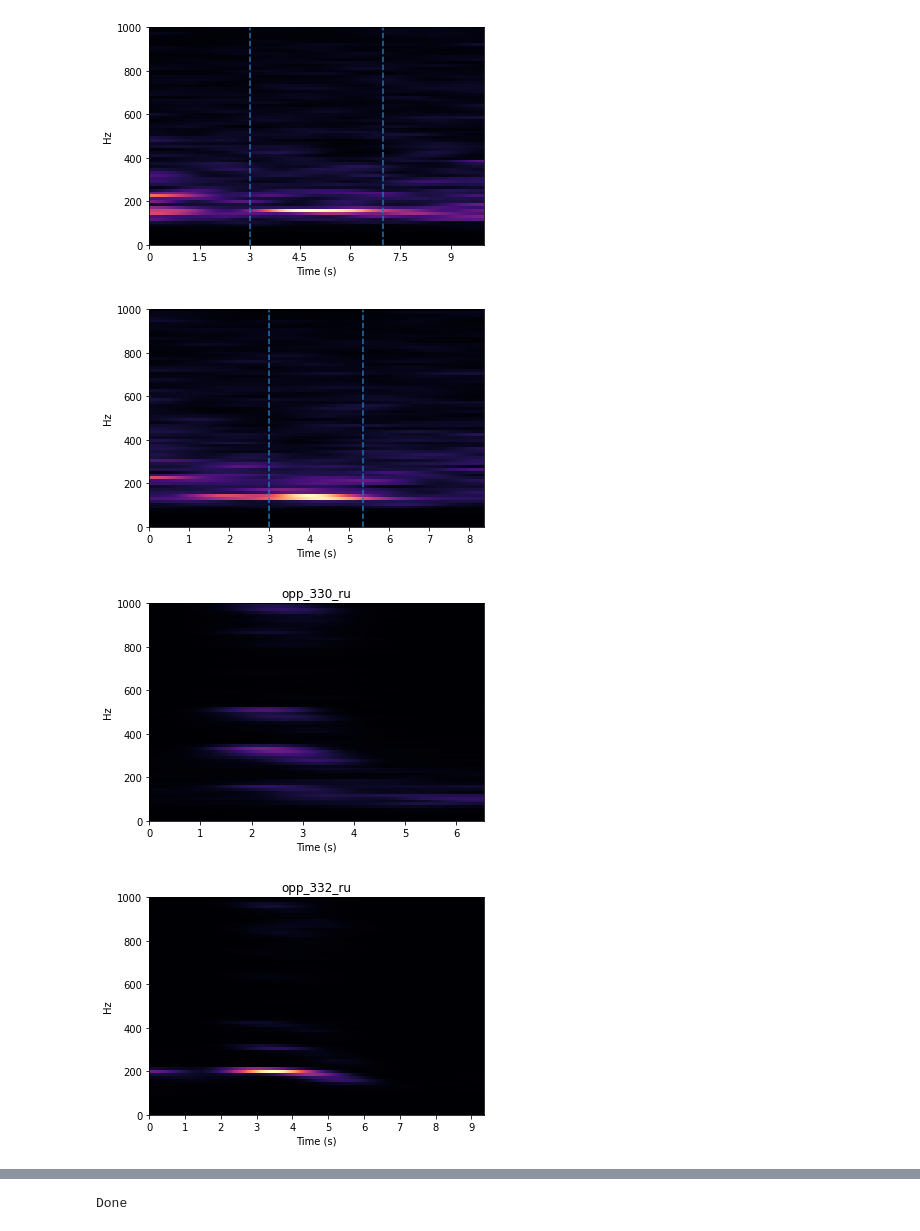
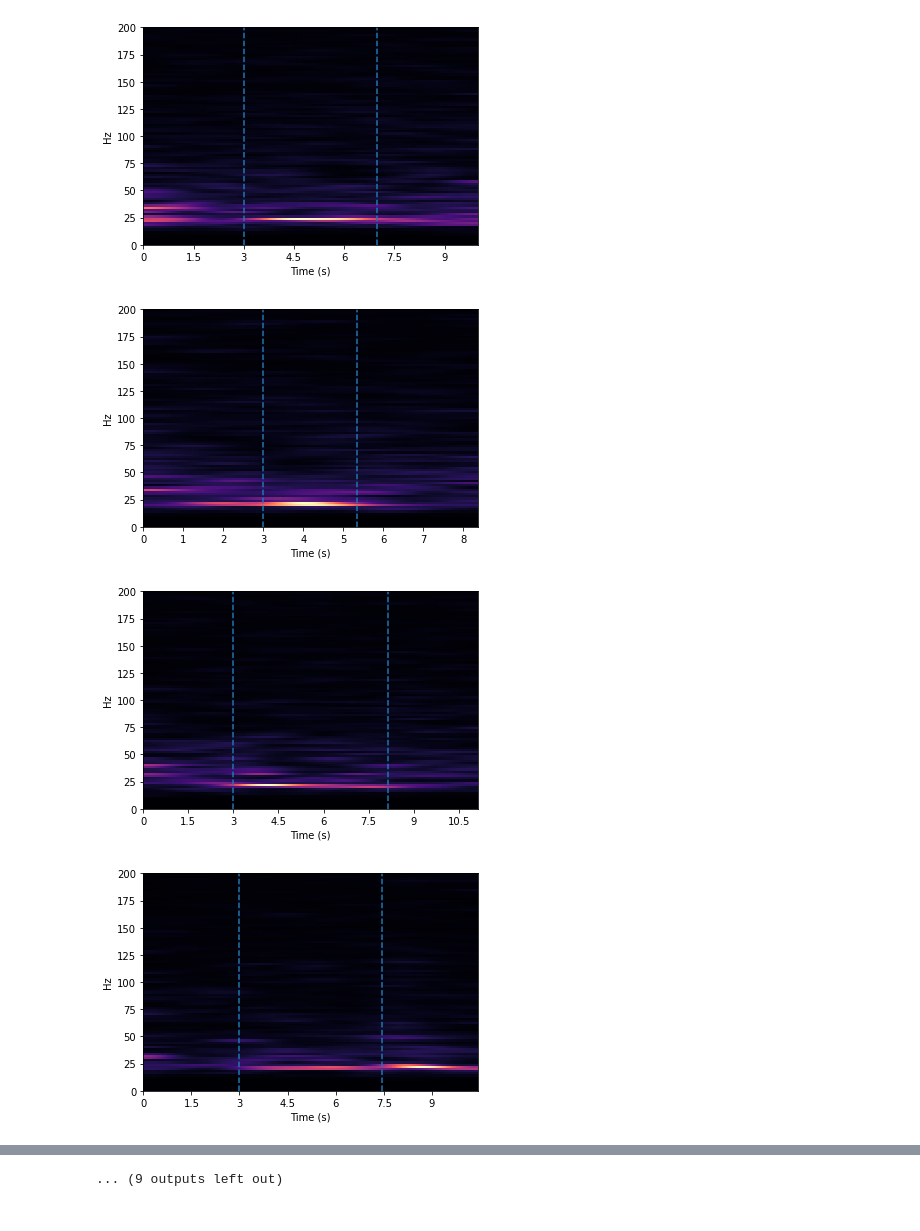
Before and after one commit to karmatarap/capstone_project, a Jupyter notebook: src/data/preprocess_spectrograms_elp_dz.ipynb, the cells around one changed output, grey strips where cells are left out. Drawn from its saved outputs; the diff is of its cells as text; code cells hidden in the pictures.

Commit message:
Update spectrograms with proper y axis

```diff
--- a/src/data/preprocess_spectrograms_elp_dz.ipynb
+++ b/src/data/preprocess_spectrograms_elp_dz.ipynb
@@ -126,7 +123,7 @@ def plot_audio(path, spectrogram_dir, cutoff=100,
     img = librosa.display.specshow(
         spectrogram, ax=ax, sr=sampling_frequency,
         hop_length=hop_length, x_axis='s', y_axis='linear' if use_linear_for_mel else 'mel',
-        htk=htk
+        htk=htk, fmax=f_max
     )
     ax.set_yscale('linear')
     plt.ylim([0, y_max])
@@ -148,12 +145,11 @@ def plot_audio(path, spectrogram_dir, cutoff=100,
         del img, spectrogram, input_data, lowpass_signal, highpass_signal, time
         gc.collect()
 # %%
-BASE_ELP_DIR = '../elp_data'
-BASE_DZ_DIR = '../dzanga-bai-20210816T230919Z-001/dzanga-bai'
+BASE_ELP_DIR = 'elp_data'
+BASE_DZ_DIR = 'dzanga-bai-20210816T230919Z-001/dzanga-bai'
 
-def all_wav_to_spectrogram(wav_dir, spectrogram_dir, start=0, limit=25, **kwargs):
-    # Store all wav files as Path objects
-    wav_paths = sorted(glob.glob(os.path.join(wav_dir, '*.wav')))[start:]
+def all_wav_to_spectrogram(wav_paths, spectrogram_dir, start=0, limit=25, **kwargs):
+    wav_paths = wav_paths[start:]
     if limit is not None:
         wav_paths = wav_paths[:limit]
 
@@ -167,12 +163,15 @@ def all_wav_to_spectrogram(wav_dir, spectrogram_dir, start=0, limit=25, **kwargs
 
 def main(elp=True, dz=False, **kwargs):
     if elp:
-        all_wav_to_spectrogram(os.path.join(BASE_ELP_DIR, 'short_wav_files_3'),
-                               os.path.join(BASE_ELP_DIR, 'test_spectrograms'),
+        wav_paths = sorted(glob.glob(os.path.join(BASE_ELP_DIR, 'short_wav_files_3', '*.wav')))
+        all_wav_to_spectrogram(wav_paths,
+                               os.path.join(BASE_ELP_DIR, 'fixed_spectrograms'),
                                elp=True, dz=False, **kwargs)
     if dz:
-        all_wav_to_spectrogram(os.path.join(BASE_DZ_DIR, 'raw_wav'),
-                               os.path.join(BASE_DZ_DIR, 'high_filtered_spectrograms'),
+        df = common.load_dz_data(BASE_DZ_DIR)
+        wav_paths = list(df['wav_path'])
+        all_wav_to_spectrogram(wav_paths,
+                               os.path.join(BASE_DZ_DIR, 'fixed_spectrograms'),
                                elp=False, dz=True, **kwargs)
 # %%
 main(cutoff=500,
@@ -181,7 +180,7 @@ main(cutoff=500,
      hop_length=int(0.0255*22050/0.98),
      window_length=None,
      extra_power=0.9,
-     y_max=1000,
+     y_max=200,
      f_max=500,
      htk=False,
      use_linear_for_mel=False,
@@ -189,6 +188,6 @@ main(cutoff=500,
      start=0,
      elp=True,
      dz=True,
-     limit=3)   # first 3 are elp, next 3 are dz
+     limit=10)   # first 10 are elp, next 10 are dz
 print('Done')
 # %% [output]
@@ -196,4 +195,4 @@ print('Done')
-[figure, old version]
+[figure, new version]
-[figure, old version]
+[figure, new version]
-[figure, old version]
+[figure, new version]
-[figure, old version]
+[figure, new version]
@@ -201 +206 @@ print('Done')
-Done
+... (9 outputs left out)
```
Also changed, not shown: parts of 4 cells of this notebook.
